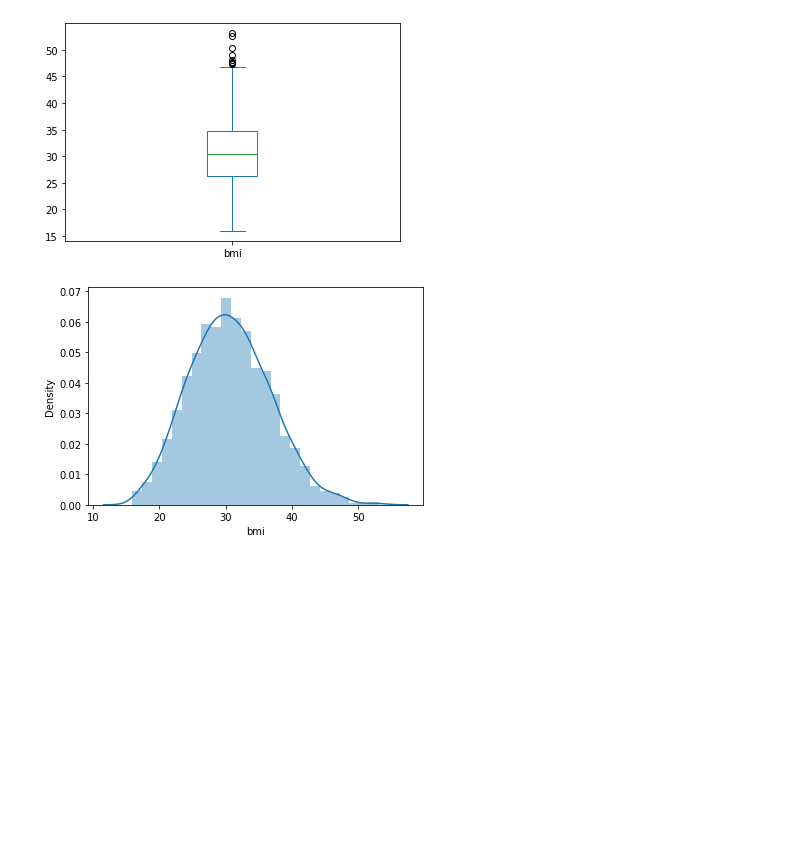
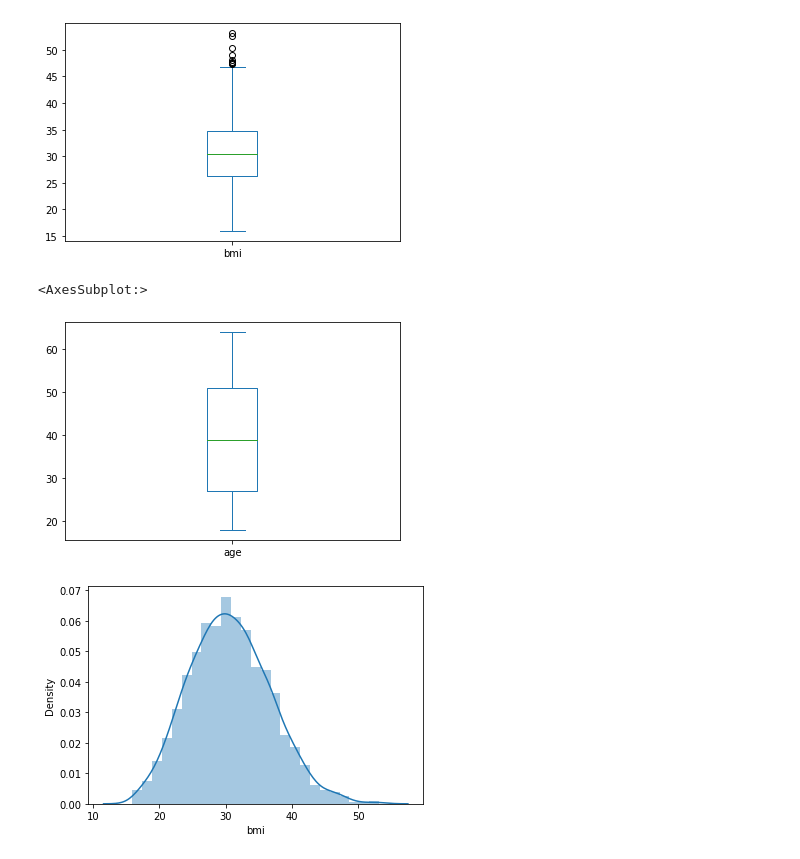
Before and after one commit to MahdiTadayon/My-Projects, a Jupyter notebook: MedicalCostPersonal .ipynb, the cells around one changed output. Cells and saved outputs as stored; diff of their text form; code cells hidden in the pictures; blank space fills up the shorter version.

```diff
--- a/MedicalCostPersonal .ipynb
+++ b/MedicalCostPersonal .ipynb
@@ -160,6 +126,11 @@ df['bmi'].plot(kind='box')
 # %% [output]
 <AxesSubplot:>
 [figure]
+# %%
+df['age'].plot(kind='box')
+# %% [output]
+<AxesSubplot:>
+[figure, added]
 # %%
 ax = sns.distplot(df['bmi'])
 plt.show()
```
Also changed, not shown: parts of 20 cells of this notebook.
